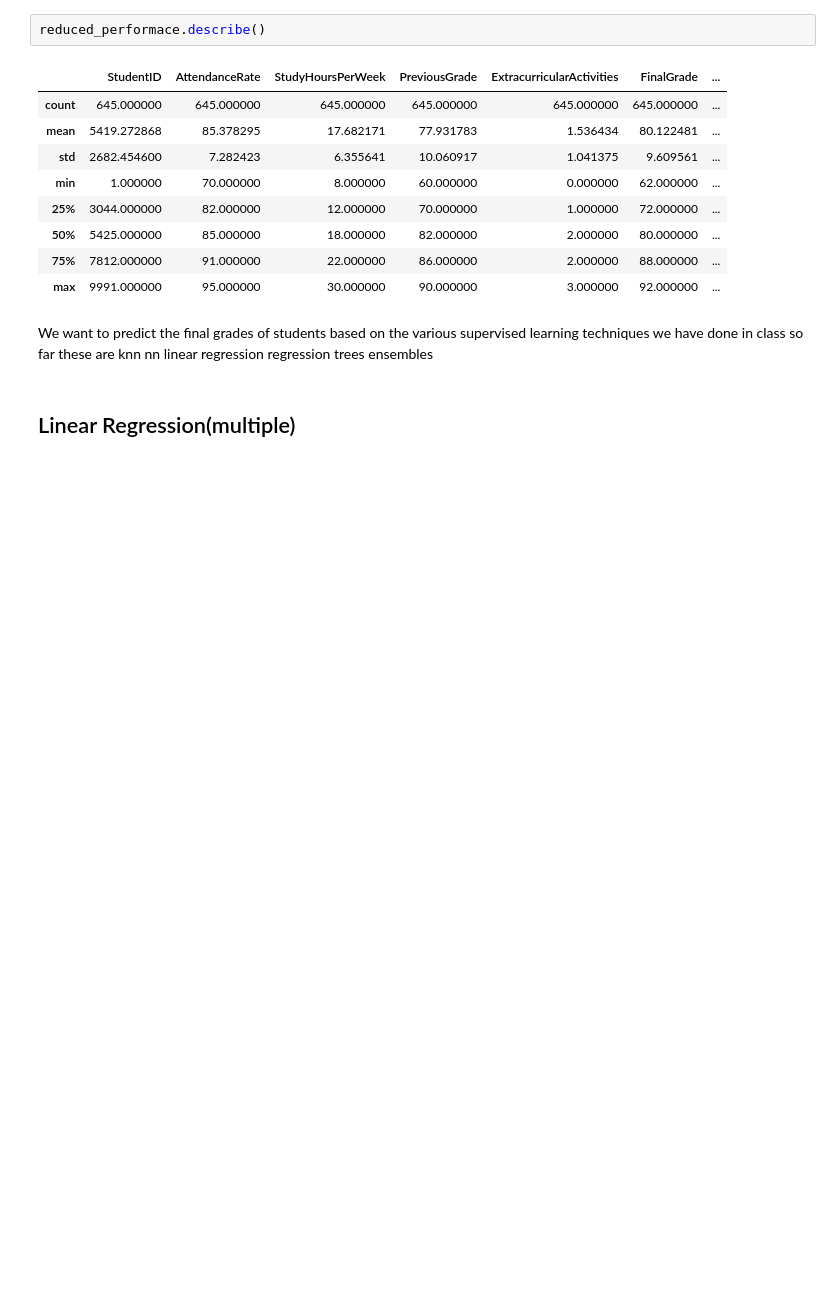
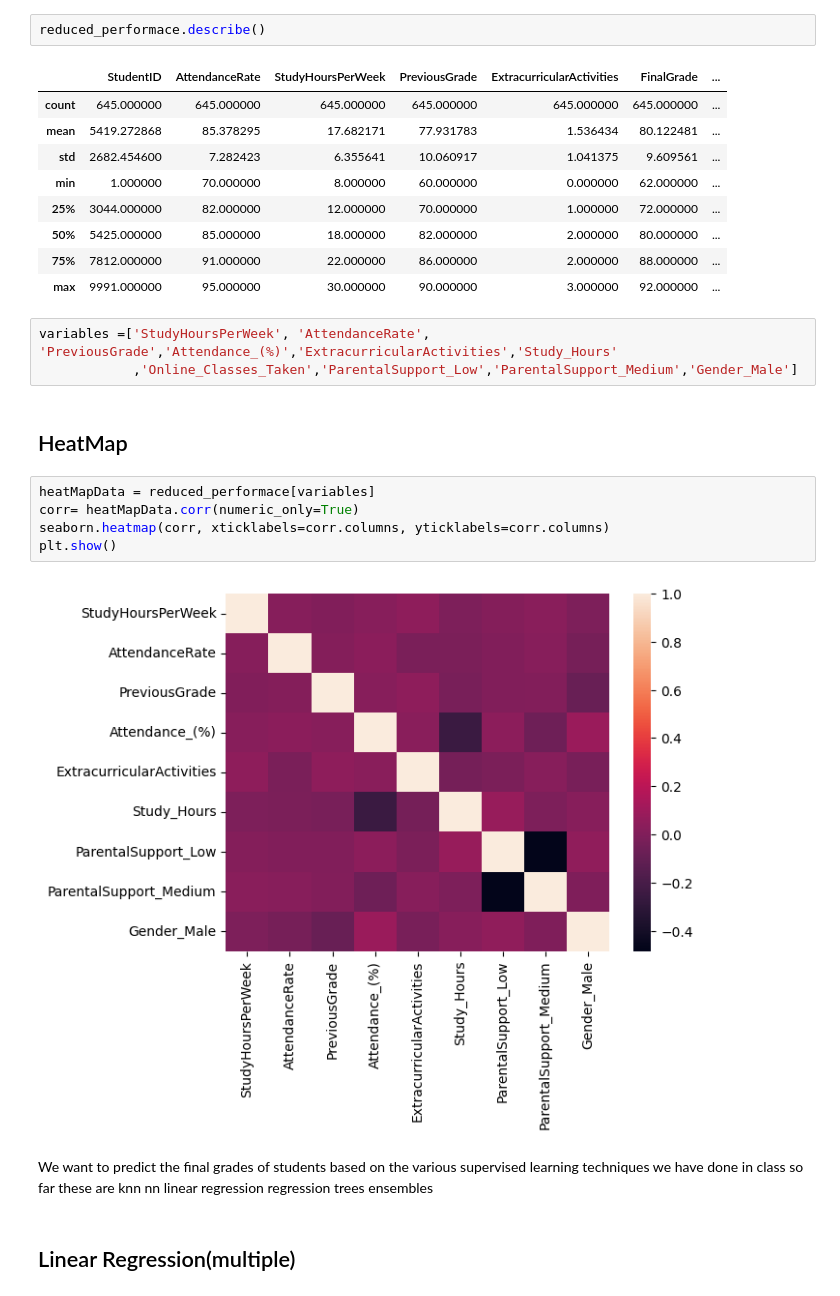
Before and after one commit to zanedotmp4/MLFInalProject, a Jupyter notebook: main.ipynb, the cells around one changed output. Saved outputs shown, nothing was run; the diff lists cells and outputs as text; blank space fills up the shorter version.

Commit message:
added heatmap

```diff
--- a/main.ipynb
+++ b/main.ipynb
@@ -77,6 +79,18 @@ reduced_performace.describe()
 | 50% | 5425.000000 | 85.000000 | 18.000000 | 82.000000 | 2.000000 | 80.000000 | ... |
 | 75% | 7812.000000 | 91.000000 | 22.000000 | 86.000000 | 2.000000 | 88.000000 | ... |
 | max | 9991.000000 | 95.000000 | 30.000000 | 90.000000 | 3.000000 | 92.000000 | ... |
+# %%
+variables =['StudyHoursPerWeek', 'AttendanceRate', 'PreviousGrade','Attendance_(%)','ExtracurricularActivities','Study_Hours'
+            ,'Online_Classes_Taken','ParentalSupport_Low','ParentalSupport_Medium','Gender_Male']
+# %% [markdown]
+## HeatMap
+# %%
+heatMapData = reduced_performace[variables]
+corr= heatMapData.corr(numeric_only=True)
+seaborn.heatmap(corr, xticklabels=corr.columns, yticklabels=corr.columns)
+plt.show()
+# %% [output]
+[figure, added]
 # %% [markdown]
 We want to predict the final grades of students based on the various supervised learning techniques we have done in class so far
 these are
```
Also changed, not shown: parts of 2 cells of this notebook.
